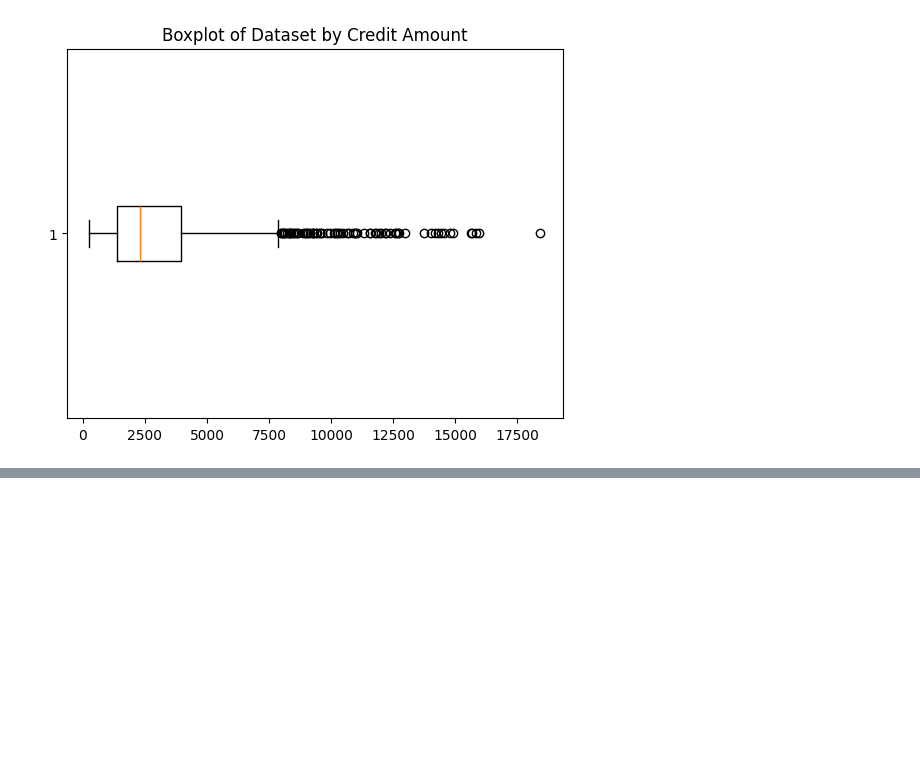
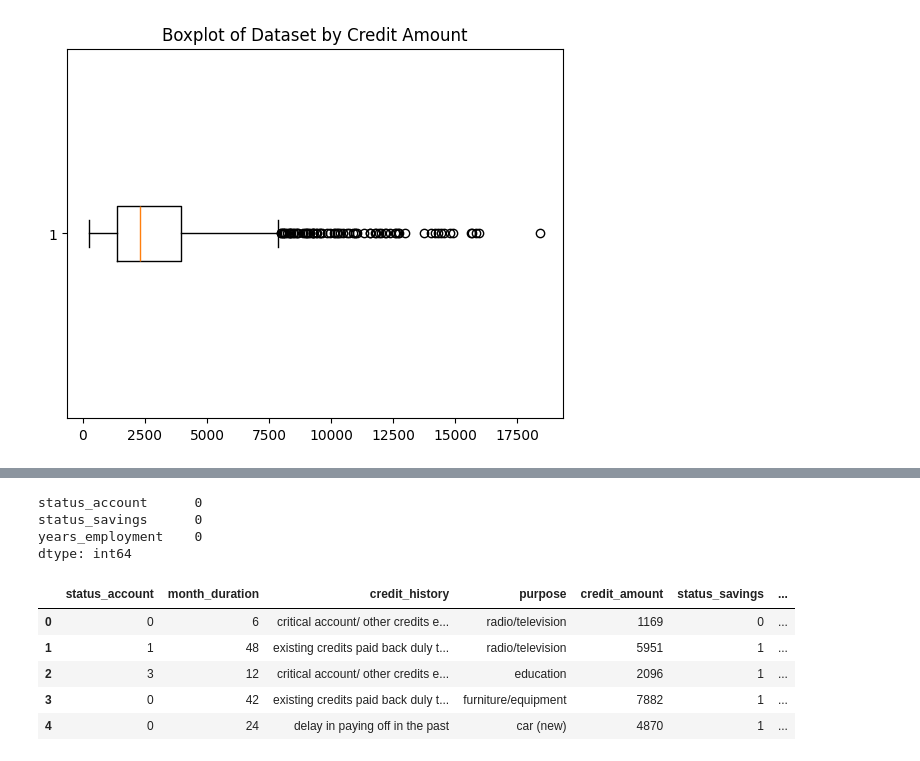
Before and after one commit to JayaSaiKishore7/MachineLearningModels, a Jupyter notebook: CreditScoringSegmentation.ipynb, the cells around one changed output, grey strips where cells are left out. Saved outputs shown, nothing was run; the diff lists cells and outputs as text; code cells hidden in the pictures; blank space fills up the shorter version.

```diff
--- a/CreditScoringSegmentation.ipynb
+++ b/CreditScoringSegmentation.ipynb
@@ -160,3 +160,11 @@ plt.title('Boxplot of Dataset by Credit Amount')
 plt.show()
 # %% [output]
 [figure]
+# %%
+cols_to_drop = ['status_and_sex', 'telephone', 'is_foreign_worker']
+
+df = df.drop(columns=cols_to_drop)
+# %%
+for col in ['status_account', 'status_savings', 'years_employment']:
+    print(f"\n{col}:")
+    print(df[col].unique())
@@ -162,0 +181,42 @@ plt.show()
+# %%
+ordinal_mappings = {
+    'status_account': {
+        '< 0 DM': 0,
+        '0 to < 200 DM': 1,
+        '>= 200 DM': 2,
+        'no checking account': 3
+    },
+    'status_savings': {
+        'unknown/ no savings account': 0,
+        '< 100 DM': 1,
+        '100 to < 500 DM': 2,
+        '500 to < 1000 DM': 3,
+        '>= 1000 DM': 4
+    },
+    'years_employment': {
+        'unemployed': 0,
+        '< 1 year': 1,
+        '1 to < 4 years': 2,
+        '4 to < 7 years': 3,
+        '>= 7 years': 4
+    }
+}
+
+for col, mapping in ordinal_mappings.items():
+    df[col] = df[col].map(mapping)
+# %%
+df[['status_account', 'status_savings', 'years_employment']].isnull().sum()
+# %% [output]
+status_account      0
+status_savings      0
+years_employment    0
+dtype: int64
+# %%
+df.head()
+# %% [output]
+|  | status_account | month_duration | credit_history | purpose | credit_amount | status_savings | ... |
+| 0 | 0 | 6 | critical account/ other credits e... | radio/television | 1169 | 0 | ... |
+| 1 | 1 | 48 | existing credits paid back duly t... | radio/television | 5951 | 1 | ... |
+| 2 | 3 | 12 | critical account/ other credits e... | education | 2096 | 1 | ... |
+| 3 | 0 | 42 | existing credits paid back duly t... | furniture/equipment | 7882 | 1 | ... |
+| 4 | 0 | 24 | delay in paying off in the past | car (new) | 4870 | 1 | ... |
```
Also changed, not shown: parts of 4 cells of this notebook.
